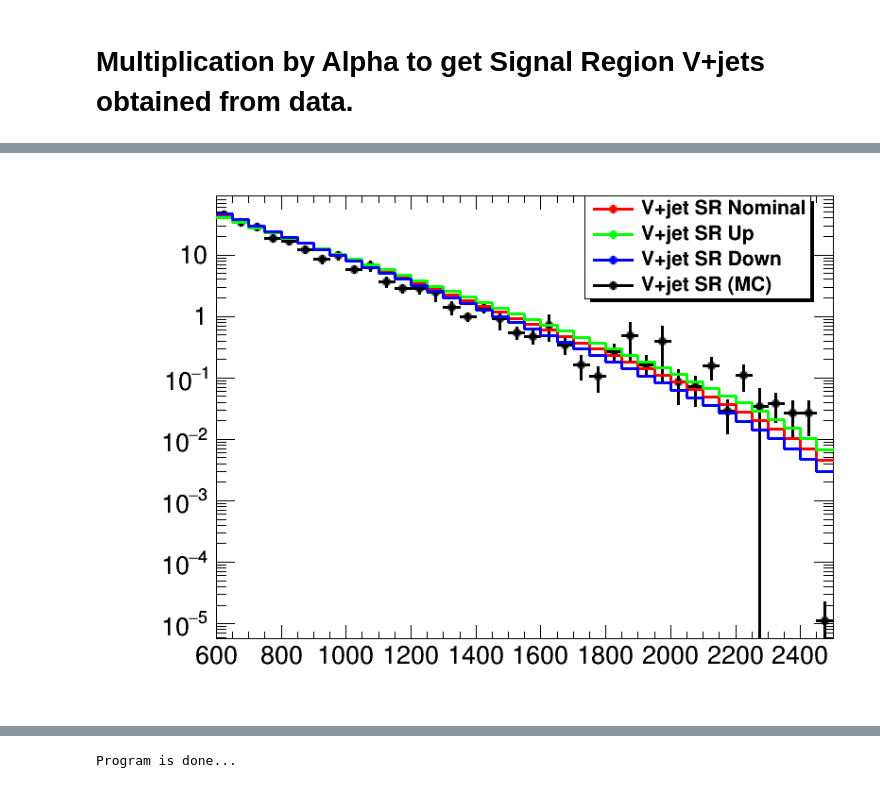
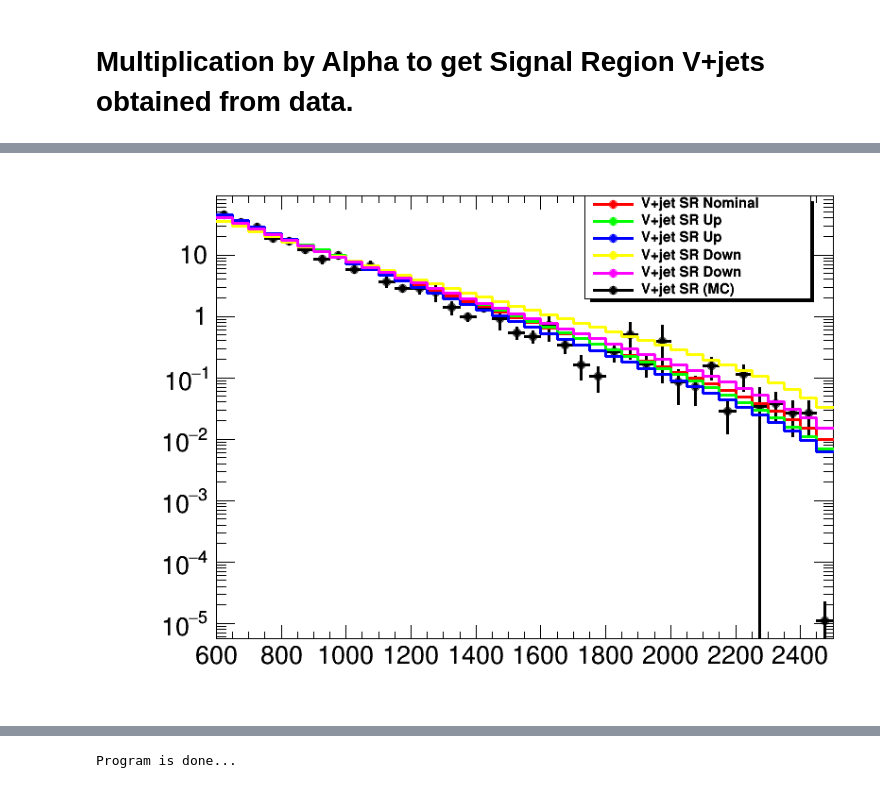
Before and after one commit to ram1123/EXOVVFitter, a Jupyter notebook: Wjet_StatisticalUncertanity_Data.ipynb, the cells around one changed output, grey strips where cells are left out. Saved outputs shown, nothing was run; the diff lists cells and outputs as text; code cells hidden in the pictures.

```diff
--- a/Wjet_StatisticalUncertanity_Data.ipynb
+++ b/Wjet_StatisticalUncertanity_Data.ipynb
@@ -282,35 +304,65 @@ hModel_Sig.SaveAs("WjetFitUncert_Corr_Shape_Nominal_38bins.root")
 
 
 
-hModel_Sig_up = r.TH1F("hModel_Sig","",38,600,2500)
-hModel_Sig_up.Sumw2()
-hModel_Sig_up.SetMarkerColor(3)
-hModel_Sig_up.SetLineColor(3)
-hModel_Sig_up.SetLineWidth(3)
-hModel_Sig_up.SetMarkerSize(1)
+hModel_Sig_up0 = r.TH1F("hModel_Sig","",38,600,2500)
+hModel_Sig_up0.Sumw2()
+hModel_Sig_up0.SetMarkerColor(3)
+hModel_Sig_up0.SetLineColor(3)
+hModel_Sig_up0.SetLineWidth(3)
+hModel_Sig_up0.SetMarkerSize(1)
 
 for i in range(1,39):
-    hModel_Sig_up.SetBinContent(i,Wjet_hist_Up.GetBinContent(i)*hAlpha_Fit_38bin.GetBinContent(i))
+    hModel_Sig_up0.SetBinContent(i,Wjet_hist_Up0.GetBinContent(i)*hAlpha_Fit_38bin.GetBinContent(i))
 
-leg.AddEntry(hModel_Sig_up,"V+jet SR Up")
+leg.AddEntry(hModel_Sig_up0,"V+jet SR Up")
 
-hModel_Sig_up.SaveAs("WjetFitUncert_Corr_Shape_Up_38bins.root")
+hModel_Sig_up0.SaveAs("WjetFitUncert_Corr_Shape_Up_38bins_0.root")
 
-hModel_Sig_Down = r.TH1F("hModel_Sig","",38,600,2500)
-hModel_Sig_Down.Sumw2()
-hModel_Sig_Down.SetMarkerColor(4)
-hModel_Sig_Down.SetLineColor(4)
-hModel_Sig_Down.SetLineWidth(3)
-hModel_Sig_Down.SetMarkerSize(1)
+hModel_Sig_up1 = r.TH1F("hModel_Sig","",38,600,2500)
+hModel_Sig_up1.Sumw2()
+hModel_Sig_up1.SetMarkerColor(4)
+hModel_Sig_up1.SetLineColor(4)
+hModel_Sig_up1.SetLineWidth(3)
+hModel_Sig_up1.SetMarkerSize(1)
 
 for i in range(1,39):
-    hModel_Sig_Down.SetBinContent(i,Wjet_hist_Down.GetBinContent(i)*hAlpha_Fit_38bin.GetBinContent(i))
+    hModel_Sig_up1.SetBinContent(i,Wjet_hist_Up1.GetBinContent(i)*hAlpha_Fit_38bin.GetBinContent(i))
 
-leg.AddEntry(hModel_Sig_Down,"V+jet SR Down")
+leg.AddEntry(hModel_Sig_up1,"V+jet SR Up")
+
+hModel_Sig_up1.SaveAs("WjetFitUncert_Corr_Shape_Up_38bins_1.root")
+
+hModel_Sig_Down0 = r.TH1F("hModel_Sig","",38,600,2500)
+hModel_Sig_Down0.Sumw2()
+hModel_Sig_Down0.SetMarkerColor(5)
+hModel_Sig_Down0.SetLineColor(5)
+hModel_Sig_Down0.SetLineWidth(3)
+hModel_Sig_Down0.SetMarkerSize(1)
+
+for i in range(1,39):
+    hModel_Sig_Down0.SetBinContent(i,Wjet_hist_Down0.GetBinContent(i)*hAlpha_Fit_38bin.GetBinContent(i))
+
+leg.AddEntry(hModel_Sig_Down0,"V+jet SR Down")
 
 
 
-hModel_Sig_Down.SaveAs("WjetFitUncert_Corr_Shape_Down_38bins.root")
+hModel_Sig_Down0.SaveAs("WjetFitUncert_Corr_Shape_Down_38bins_0.root")
+
+hModel_Sig_Down1 = r.TH1F("hModel_Sig","",38,600,2500)
+hModel_Sig_Down1.Sumw2()
+hModel_Sig_Down1.SetMarkerColor(6)
+hModel_Sig_Down1.SetLineColor(6)
+hModel_Sig_Down1.SetLineWidth(3)
+hModel_Sig_Down1.SetMarkerSize(1)
+
+for i in range(1,39):
+    hModel_Sig_Down1.SetBinContent(i,Wjet_hist_Down1.GetBinContent(i)*hAlpha_Fit_38bin.GetBinContent(i))
+
+leg.AddEntry(hModel_Sig_Down1,"V+jet SR Down")
+
+
+
+hModel_Sig_Down1.SaveAs("WjetFitUncert_Corr_Shape_Down_38bins_1.root")
 
 
 
@@ -318,8 +370,11 @@ hModel_Sig_Down.SaveAs("WjetFitUncert_Corr_Shape_Down_38bins.root")
 #hModel_Sig
 hSignal_38bin.Draw()
 hModel_Sig.Draw("same")
-hModel_Sig_up.Draw("same")
-hModel_Sig_Down.Draw("same")
+hModel_Sig_up0.Draw("same")
+hModel_Sig_up1.Draw("same")
+
+hModel_Sig_Down0.Draw("same")
+hModel_Sig_Down1.Draw("same")
 
 leg.AddEntry(hSignal_4bin,"V+jet SR (MC)")
 
@@ -361,4 +420,4 @@ Info in <TH1F::SaveAs>: ROOT file WjetFitUncert_Corr_Shape_Down_38bins.root has
-[figure, old version]
+[figure, new version]
 # %%
 leg = r.TLegend(0.45,0.95,.95,0.75)
 
```
Also changed, not shown: parts of 9 cells of this notebook, 2 other files.
